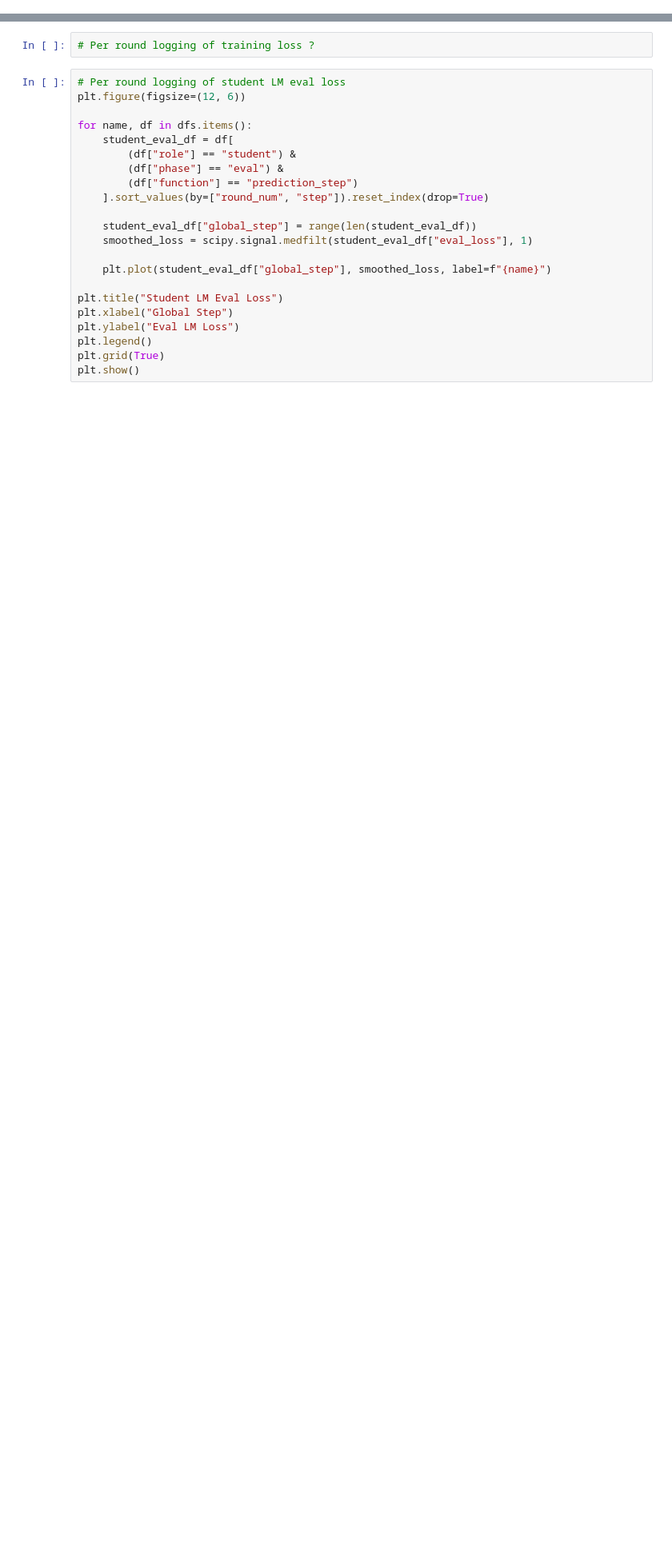
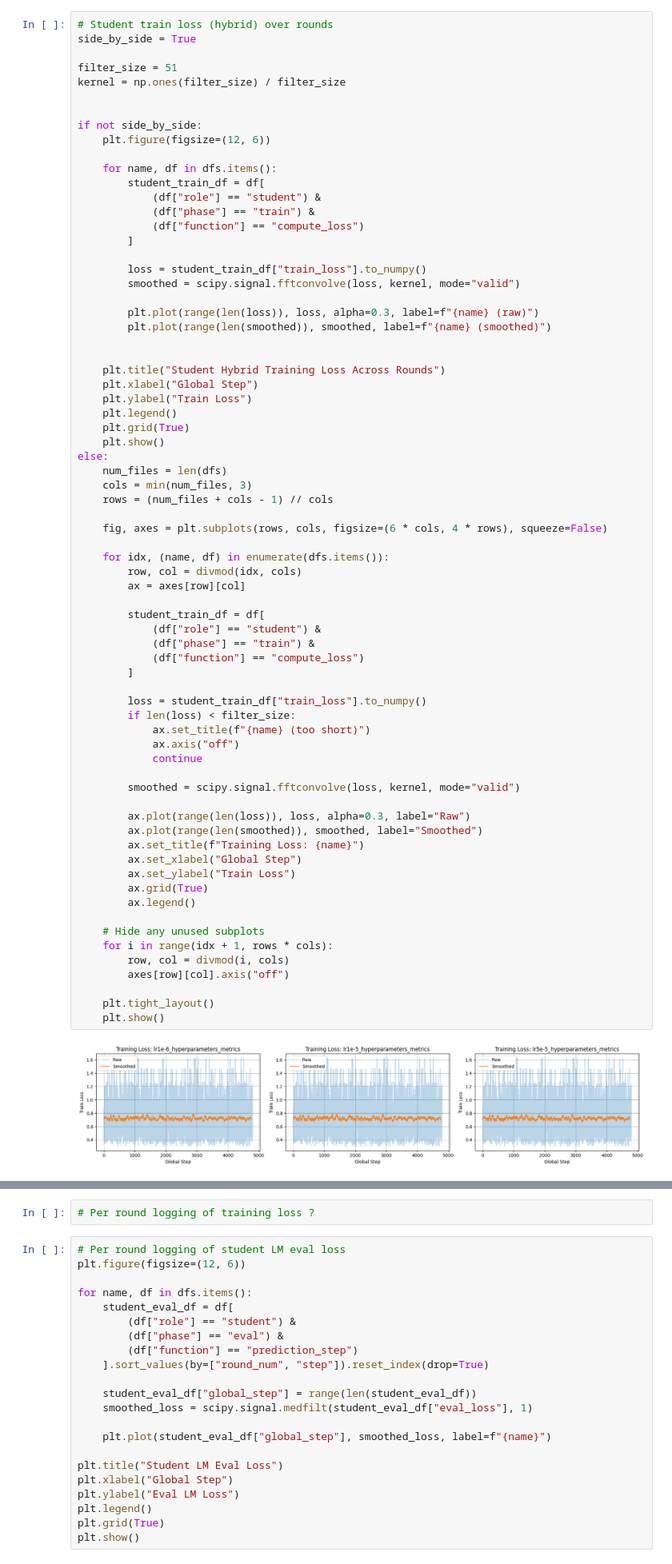
Before and after one commit to r-three/SLMensembles, a Jupyter notebook: SLM_ensembles.ipynb, the cells around one changed output, grey strips where cells are left out. Shown at 80% size. Drawn from its saved outputs; the diff is of its cells as text; blank space fills up the shorter version.

```diff
--- a/SLM_ensembles.ipynb
+++ b/SLM_ensembles.ipynb
@@ -51 +90,74 @@ dfs[name] = df
+# %%
+# Student train loss (hybrid) over rounds
+side_by_side = True
+
+filter_size = 51
+kernel = np.ones(filter_size) / filter_size
+
+
+if not side_by_side:
+    plt.figure(figsize=(12, 6))
+
+    for name, df in dfs.items():
+        student_train_df = df[
+            (df["role"] == "student") &
+            (df["phase"] == "train") &
+            (df["function"] == "compute_loss")
+        ]
+
+        loss = student_train_df["train_loss"].to_numpy()
+        smoothed = scipy.signal.fftconvolve(loss, kernel, mode="valid")
+
+        plt.plot(range(len(loss)), loss, alpha=0.3, label=f"{name} (raw)")
+        plt.plot(range(len(smoothed)), smoothed, label=f"{name} (smoothed)")
+
+
+    plt.title("Student Hybrid Training Loss Across Rounds")
+    plt.xlabel("Global Step")
+    plt.ylabel("Train Loss")
+    plt.legend()
+    plt.grid(True)
+    plt.show()
+else:
+    num_files = len(dfs)
+    cols = min(num_files, 3)
+    rows = (num_files + cols - 1) // cols
+
+    fig, axes = plt.subplots(rows, cols, figsize=(6 * cols, 4 * rows), squeeze=False)
+
+    for idx, (name, df) in enumerate(dfs.items()):
+        row, col = divmod(idx, cols)
+        ax = axes[row][col]
+
+        student_train_df = df[
+            (df["role"] == "student") &
+            (df["phase"] == "train") &
+            (df["function"] == "compute_loss")
+        ]
+
+        loss = student_train_df["train_loss"].to_numpy()
+        if len(loss) < filter_size:
+            ax.set_title(f"{name} (too short)")
+            ax.axis("off")
+            continue
+
+        smoothed = scipy.signal.fftconvolve(loss, kernel, mode="valid")
+
+        ax.plot(range(len(loss)), loss, alpha=0.3, label="Raw")
+        ax.plot(range(len(smoothed)), smoothed, label="Smoothed")
+        ax.set_title(f"Training Loss: {name}")
+        ax.set_xlabel("Global Step")
+        ax.set_ylabel("Train Loss")
+        ax.grid(True)
+        ax.legend()
+
+    # Hide any unused subplots
+    for i in range(idx + 1, rows * cols):
+        row, col = divmod(i, cols)
+        axes[row][col].axis("off")
+
+    plt.tight_layout()
+    plt.show()
+# %% [output]
+[figure, added]
 # %%
```
Also changed, not shown: parts of 12 cells of this notebook, 3 other files.
